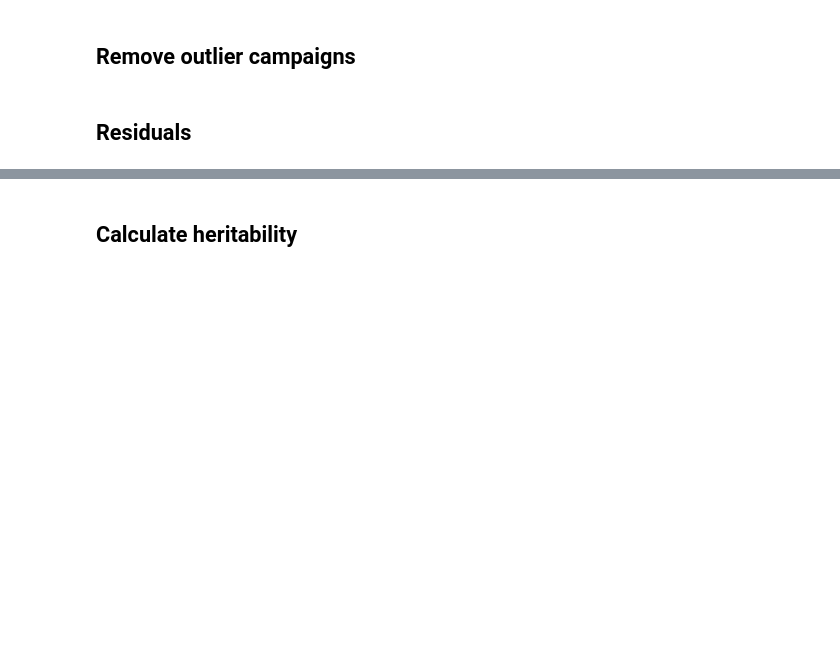
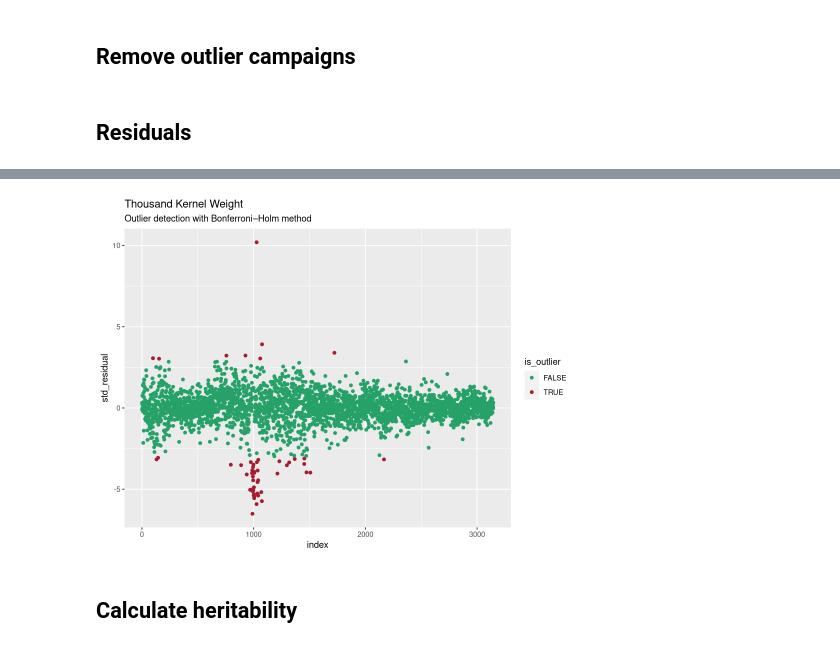
Before and after one commit to AGENTproject/historic_pheno_data_analysis, a Jupyter notebook: CREA-CI_historic_pheno_data_analysis/CREA-CI_historic_wheat_data_analysis.ipynb, the cells around one changed output, grey strips where cells are left out. Saved outputs shown, nothing was run; the diff lists cells and outputs as text; code cells hidden in the pictures; blank space fills up the shorter version.

```diff
--- a/CREA-CI_historic_pheno_data_analysis/CREA-CI_historic_wheat_data_analysis.ipynb
+++ b/CREA-CI_historic_pheno_data_analysis/CREA-CI_historic_wheat_data_analysis.ipynb
@@ -273,5 +270,5 @@ ASReml 4.1.0 Thu Nov  9 14:10:14 2023
 # %%
-res_TKW <- asreml(fixed = thousand_kernel_weight ~ accenumb, random = ~ campaign,
+asreml_res_TKW <- asreml(fixed = thousand_kernel_weight ~ accenumb, random = ~ campaign,
                   na.action = na.method(x="omit", y="omit"), residual = ~dsum(~id(units) | campaign),
                   data = data_corrected_TKW_I)
 # %% [output]
@@ -336,2 +308,6 @@ plot(plot_TKW$data_point, plot_TKW$residuals, pch=outlier_pch_TKW,
+# %%
+result_BH_TKW <- make_BH_multtest(asreml_res_TKW)
+# %% [output]
+[figure, added]
 # %%
 correct_II <- function(data_corrected_I, result_BH){
```
Also changed, not shown: parts of 34 cells of this notebook, 1 other file.
